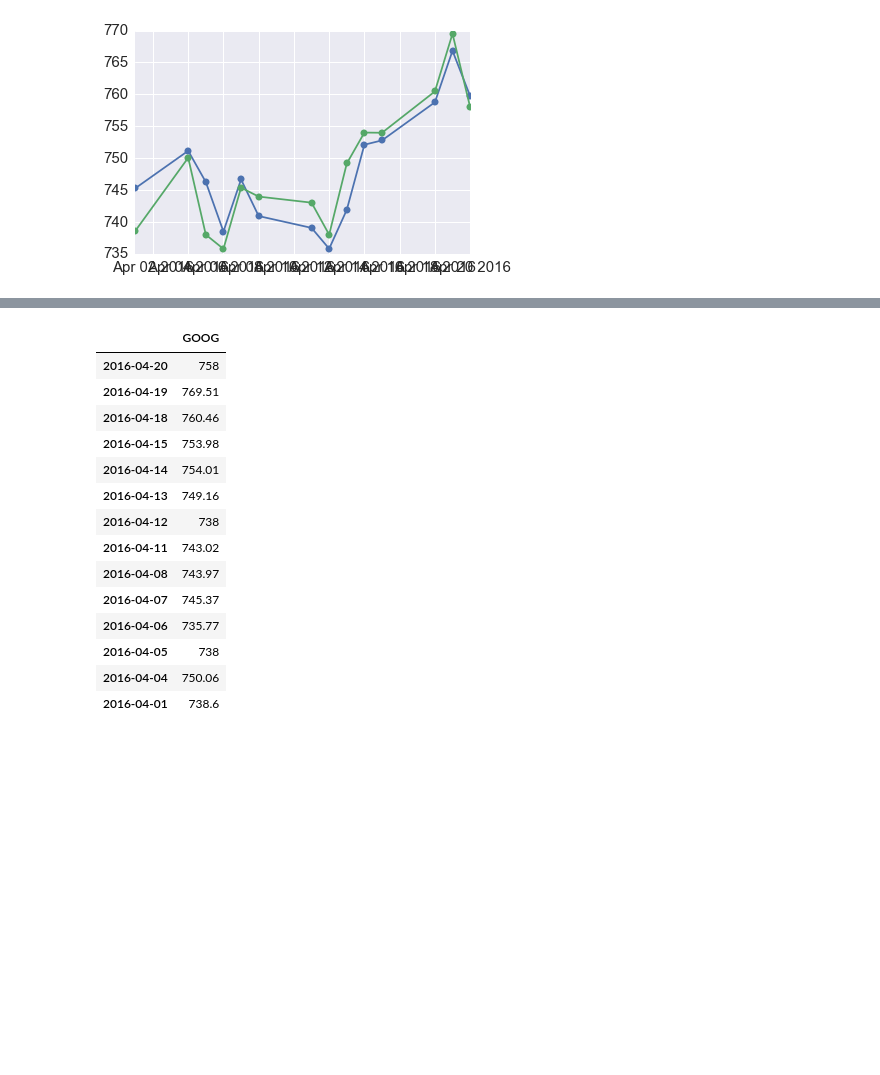
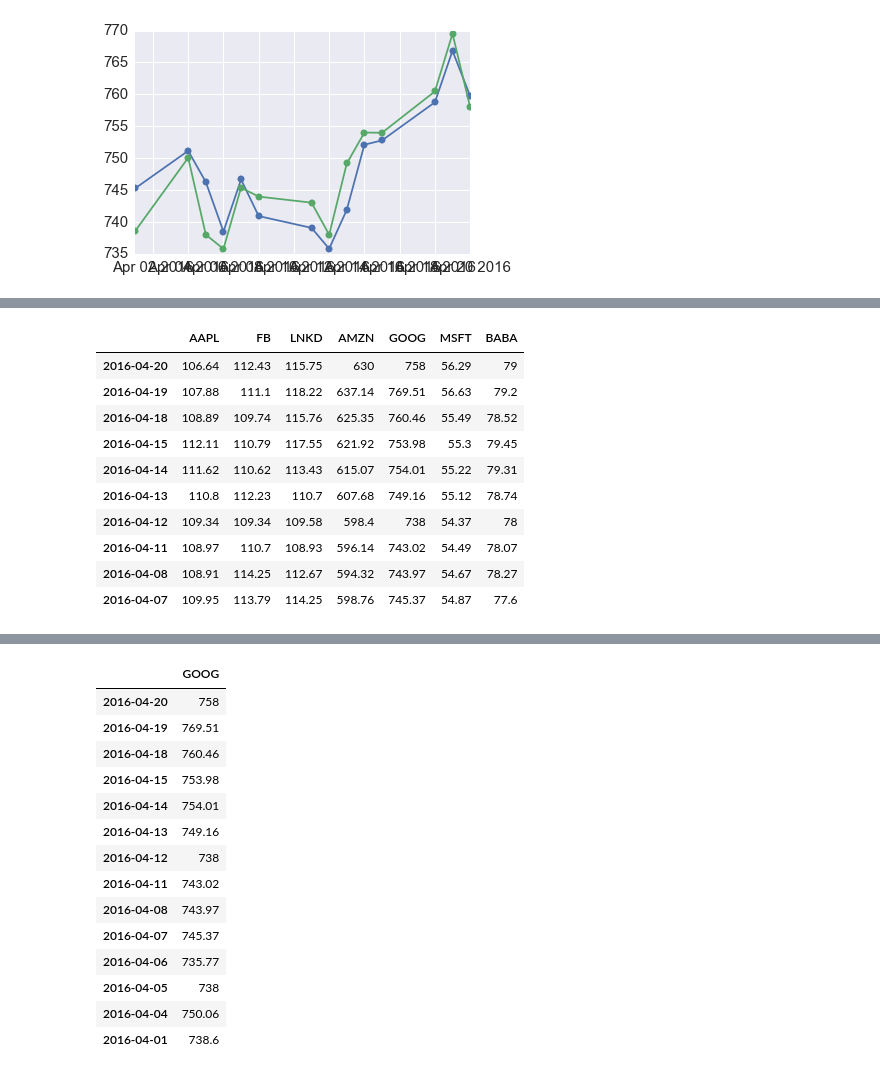
Before and after one commit to yulinlei/Stock-Market-Prediction, a Jupyter notebook: HMM.ipynb, the cells around one changed output, grey strips where cells are left out. Cells and saved outputs as stored; diff of their text form; code cells hidden in the pictures; blank space fills up the shorter version.

```diff
--- a/HMM.ipynb
+++ b/HMM.ipynb
@@ -220,3 +231,17 @@ ax.plot_date(trueDate, df_true['GOOG'][trueDate], marker='o', linestyle='-')
+# %%
+df_true.head(10)
+# %% [output]
+|  | AAPL | FB | LNKD | AMZN | GOOG | MSFT | BABA |
+| 2016-04-20 | 106.64 | 112.43 | 115.75 | 630 | 758 | 56.29 | 79 |
+| 2016-04-19 | 107.88 | 111.1 | 118.22 | 637.14 | 769.51 | 56.63 | 79.2 |
+| 2016-04-18 | 108.89 | 109.74 | 115.76 | 625.35 | 760.46 | 55.49 | 78.52 |
+| 2016-04-15 | 112.11 | 110.79 | 117.55 | 621.92 | 753.98 | 55.3 | 79.45 |
+| 2016-04-14 | 111.62 | 110.62 | 113.43 | 615.07 | 754.01 | 55.22 | 79.31 |
+| 2016-04-13 | 110.8 | 112.23 | 110.7 | 607.68 | 749.16 | 55.12 | 78.74 |
+| 2016-04-12 | 109.34 | 109.34 | 109.58 | 598.4 | 738 | 54.37 | 78 |
+| 2016-04-11 | 108.97 | 110.7 | 108.93 | 596.14 | 743.02 | 54.49 | 78.07 |
+| 2016-04-08 | 108.91 | 114.25 | 112.67 | 594.32 | 743.97 | 54.67 | 78.27 |
+| 2016-04-07 | 109.95 | 113.79 | 114.25 | 598.76 | 745.37 | 54.87 | 77.6 |
 # %%
 import numpy as np
 import pandas as pd
```
Also changed, not shown: parts of 14 cells of this notebook.
